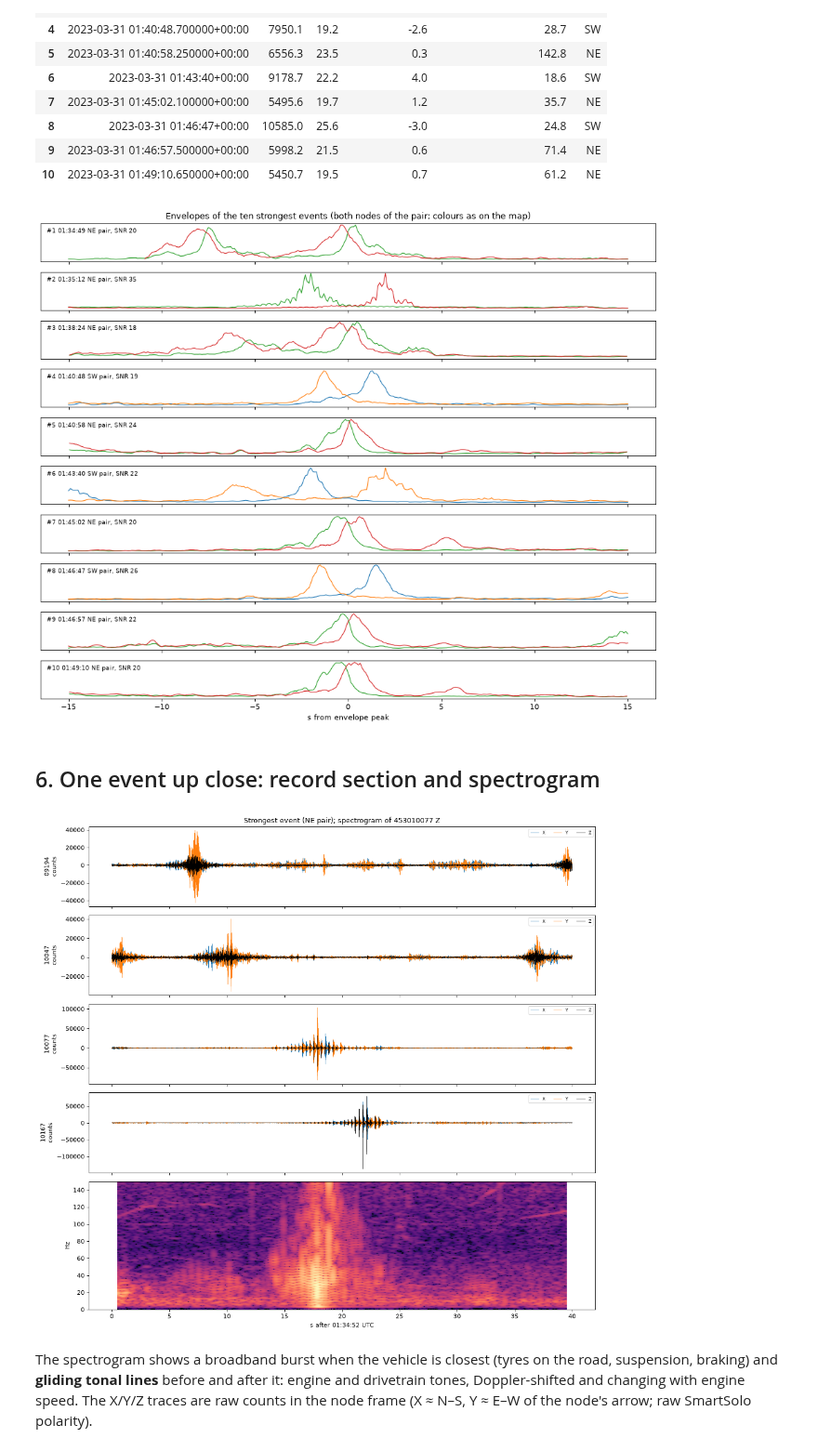
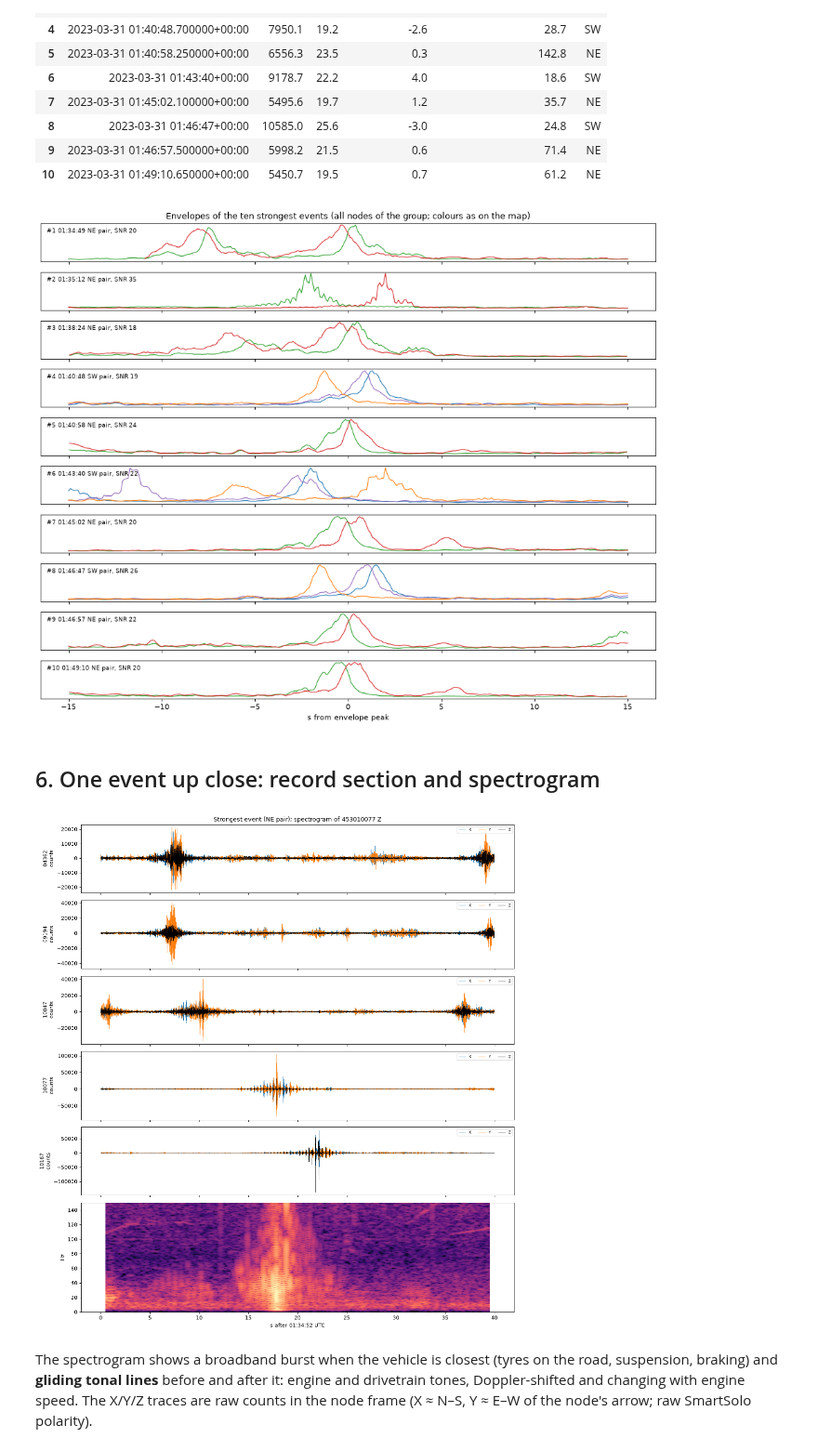
Before and after one commit to TobbeTripitaka/node_toolbox, a Jupyter notebook: notebooks/break_test.ipynb, the cells around one changed output. Shown at 93% size. Drawn from its saved outputs; the diff is of its cells as text; code cells hidden in the pictures.

```diff
--- a/notebooks/break_test.ipynb
+++ b/notebooks/break_test.ipynb
@@ -106,7 +88,9 @@ plt.tight_layout()
 # %%
 d0 = deps[deps.session == 0].set_index("serial")
 dist = pd.DataFrame({a: {b: loc.distance_m(d0.latitude[a], d0.longitude[a], d0.latitude[b], d0.longitude[b]) for b in SERIALS} for a in SERIALS}).round(1)
-SW, NE = ["453009194", "453010047"], ["453010077", "453010167"]
+SW_GROUP = ["453009194", "453004362", "453010047"]       # 453004362 stands 5 m from 453009194
+SW, NE = ["453009194", "453010047"], ["453010077", "453010167"]   # pairs used for detection (21 m and 12 m)
+GROUP = {"SW": SW_GROUP, "NE": NE}
 PAIR_DIST = float(np.mean([dist.loc[a, b] for a in SW for b in NE]))
 print(f"pair spacing SW–NE ≈ {PAIR_DIST:.0f} m"); dist
 # %% [output]
@@ -127,8 +112,8 @@ for s in SERIALS:
     p = node["pulse"].set_index("axis")
     qc = node["qc"]
     for ses, g in df.groupby("session"):
-        if g.temperature.notna().sum() == 0:
-            continue
+        if g.temperature.notna().sum() == 0 or g.index.min().date() != pd.Timestamp("2023-03-31").date():
+            continue           # the logs also hold a later recording; only the 31 March power-up is used
         rows.append(dict(serial=s, session=int(ses), temp_min=g.temperature.min(), temp_max=g.temperature.max(),
                          battery_V=g.voltage.dropna().iloc[-1] if g.voltage.notna().any() else np.nan,
                          tilt=g.tilted_angle.median(), heading=so.circular_mean(g.ecompass_north.dropna() % 360),
@@ -178,6 +161,6 @@ for s in SERIALS:
     ax.semilogy(E0.index, E0[s], lw=.6, color=COL[s], label=s)
     if pd.notna(moved_at[s]):
         ax.axvline(moved_at[s], color=COL[s], ls="--", lw=1)
-ax.set(ylabel="Z envelope 5–80 Hz (counts)", title="31 March: regular passes from ~01:34, nodes picked up after ~01:50 (dashed)")
-ax.legend(ncol=4); ax.grid(alpha=.3); ax.xaxis.set_major_formatter(mdates.DateFormatter("%H:%M"))
+ax.set(ylabel="Z envelope 5–80 Hz (counts)", title="Regular passes from ~01:34, nodes picked up after ~01:50 (dashed)")
+ax.legend(ncol=5); ax.grid(alpha=.3); ax.xaxis.set_major_formatter(mdates.DateFormatter("%H:%M"))
 # %% [output]
@@ -290,34 +273,33 @@ top.round(1)
 # %%
 fig, axes = plt.subplots(len(top), 1, figsize=(12, 1.0 * len(top)), sharex=True)
 for ax, (i, r) in zip(axes, top.iterrows()):
-    pair = SW if r.pair == "SW" else NE
-    for s in pair:
+    for s in GROUP[r.pair]:
         x = E0[s].loc[r.time - pd.Timedelta("15s"): r.time + pd.Timedelta("15s")]
         ax.plot((x.index - r.time).total_seconds(), x / x.max(), color=COL[s], lw=1)
     ax.text(0.01, 0.75, f"#{i} {r.time:%H:%M:%S} {r.pair} pair, SNR {r.snr:.0f}", transform=ax.transAxes, fontsize=8)
     ax.set_yticks([])
-axes[-1].set_xlabel("s from envelope peak"); axes[0].set_title("Envelopes of the ten strongest events (both nodes of the pair; colours as on the map)")
+axes[-1].set_xlabel("s from envelope peak"); axes[0].set_title("Envelopes of the ten strongest events (all nodes of the group; colours as on the map)")
 plt.tight_layout()
 # %% [output]
-[figure, old version]
+[figure, new version]
 # %% [markdown]
 ## 6. One event up close: record section and spectrogram
 # %%
 EV = top.iloc[np.argmax(top.snr.values)]
 t0, t1 = UTCDateTime(EV.time.to_pydatetime()) - 20, UTCDateTime(EV.time.to_pydatetime()) + 20
-fig, axes = plt.subplots(5, 1, figsize=(13, 12), sharex=True, gridspec_kw=dict(height_ratios=[1, 1, 1, 1, 1.6]))
+fig, axes = plt.subplots(6, 1, figsize=(13, 14), sharex=True, gridspec_kw=dict(height_ratios=[1, 1, 1, 1, 1, 1.6]))
 for ax, s in zip(axes, SERIALS):
     st = read3(s, 0, t0, t1); st.detrend("demean"); st.filter("bandpass", freqmin=5, freqmax=120)
     for tr, c in zip(st, ["C0", "C1", "k"]):
         ax.plot(tr.times(), tr.data, lw=.4, color=c, label=tr.stats.channel)
     ax.set_ylabel(f"{s[-5:]}\ncounts"); ax.legend(loc="upper right", fontsize=7, ncol=3)
 z = read3(EV.pair == "SW" and SW[0] or NE[0], 0, t0, t1).select(channel="Z")[0]
-axes[4].specgram(z.data.astype(float) - z.data.mean(), Fs=500, NFFT=512, noverlap=480, cmap="magma", vmin=-20)
-axes[4].set(ylim=(0, 150), ylabel="Hz", xlabel=f"s after {t0.strftime('%H:%M:%S')} UTC")
+axes[5].specgram(z.data.astype(float) - z.data.mean(), Fs=500, NFFT=512, noverlap=480, cmap="magma", vmin=-20)
+axes[5].set(ylim=(0, 150), ylabel="Hz", xlabel=f"s after {t0.strftime('%H:%M:%S')} UTC")
 axes[0].set_title(f"Strongest event ({EV.pair} pair); spectrogram of {(SW if EV.pair == 'SW' else NE)[0]} Z")
 plt.tight_layout()
 # %% [output]
-[figure, old version]
+[figure, new version]
 # %% [markdown]
 The spectrogram shows a broadband burst when the vehicle is closest (tyres on the road, suspension, braking) and **gliding tonal lines** before and after it: engine and drivetrain tones, Doppler-shifted and changing with engine speed. The X/Y/Z traces are raw counts in the node frame (X ≈ N–S, Y ≈ E–W of the node's arrow; raw SmartSolo polarity).
 # %% [markdown]
```
Also changed, not shown: parts of 23 cells of this notebook, 27 other files.
